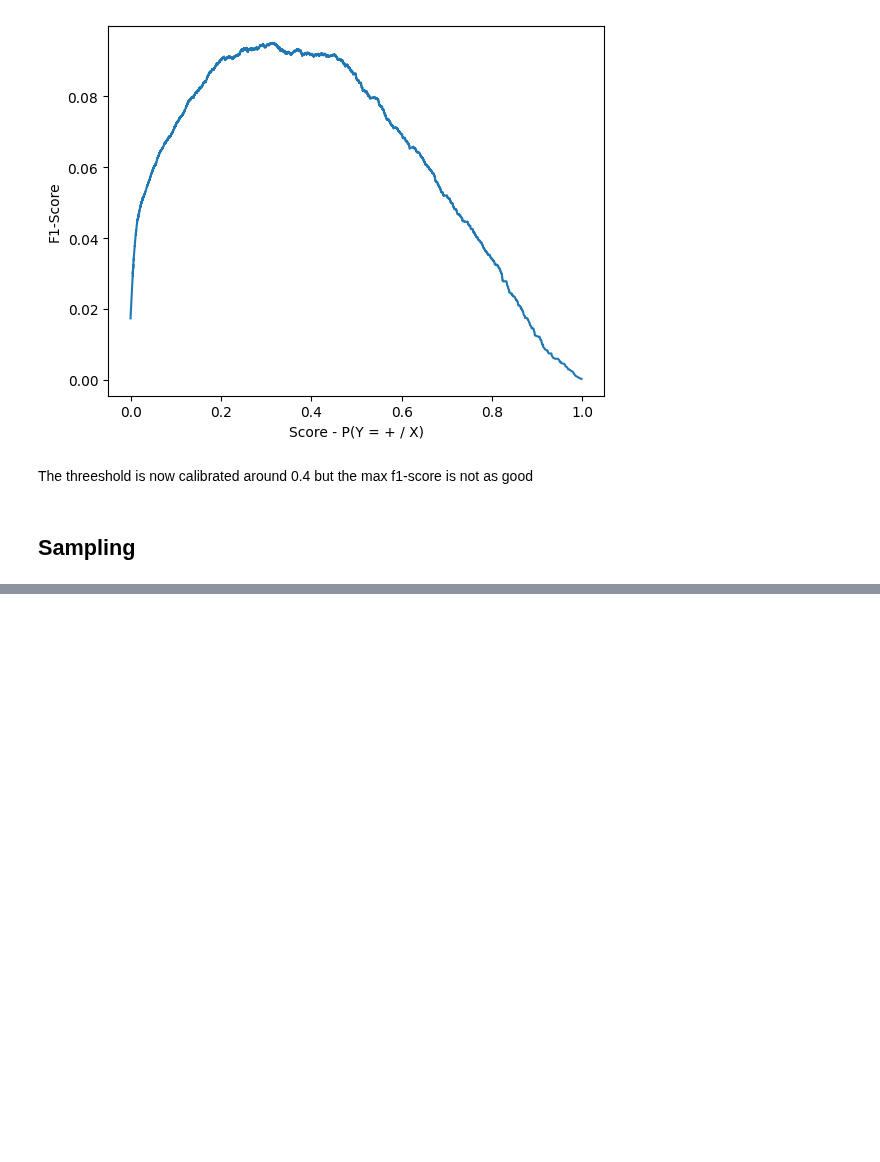
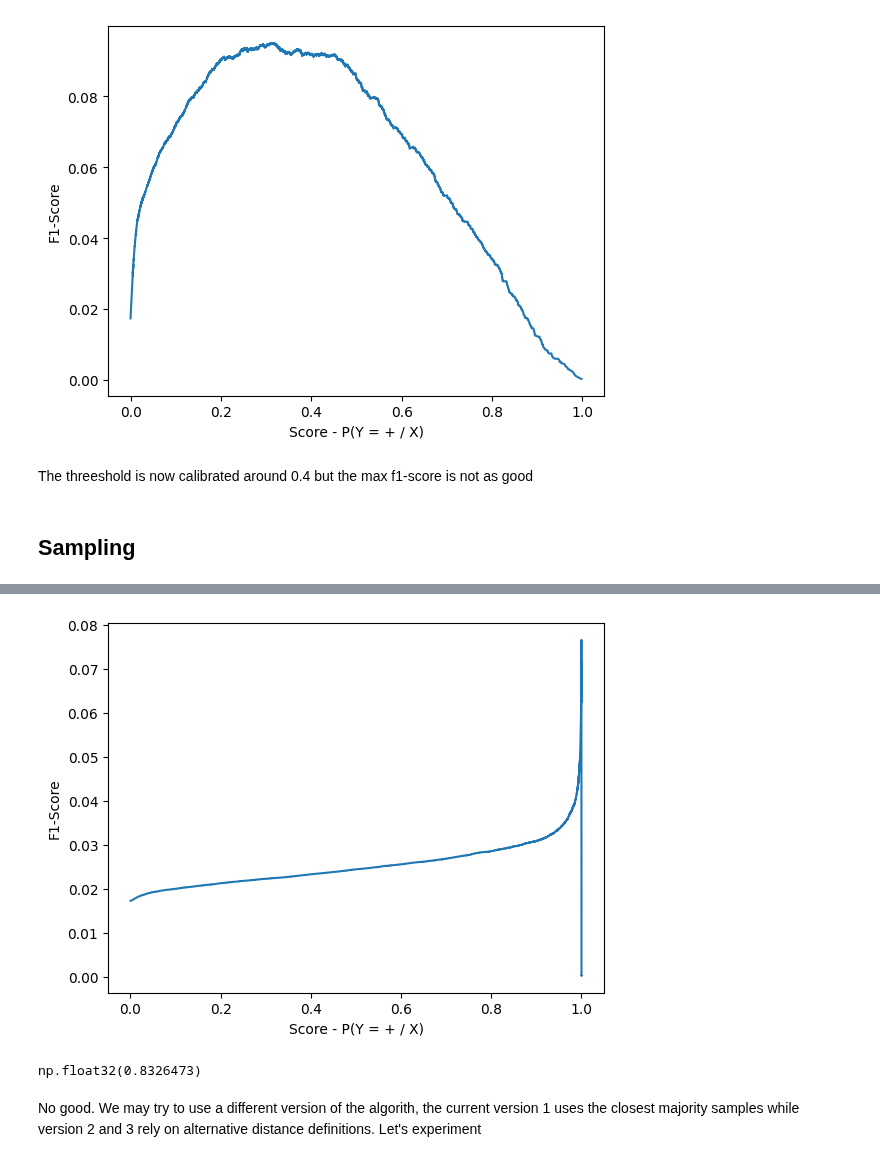
Before and after one commit to marinoo3/Bank-Imbalanced, a Jupyter notebook: notebooks/03_build.ipynb, the cells around one changed output, grey strips where cells are left out. Drawn from its saved outputs; the diff is of its cells as text; code cells hidden in the pictures; blank space fills up the shorter version.

```diff
--- a/notebooks/03_build.ipynb
+++ b/notebooks/03_build.ipynb
@@ -491,0 +677,10 @@ The threeshold is now calibrated around 0.4 but the max f1-score is not as good
+# %%
+best_threeshold, best_score = score_threeshold(y_test, y_proba)
+# %% [output]
+[figure, added]
+# %%
+np.median(y_proba[:,1])
+# %% [output]
+np.float32(0.8326473)
+# %% [markdown]
+No good. We may try to use a different version of the algorith, the current version 1 uses the closest majority samples while version 2 and 3 rely on alternative distance definitions. Let's experiment
```
Also changed, not shown: parts of 64 cells of this notebook, 4 other files.
